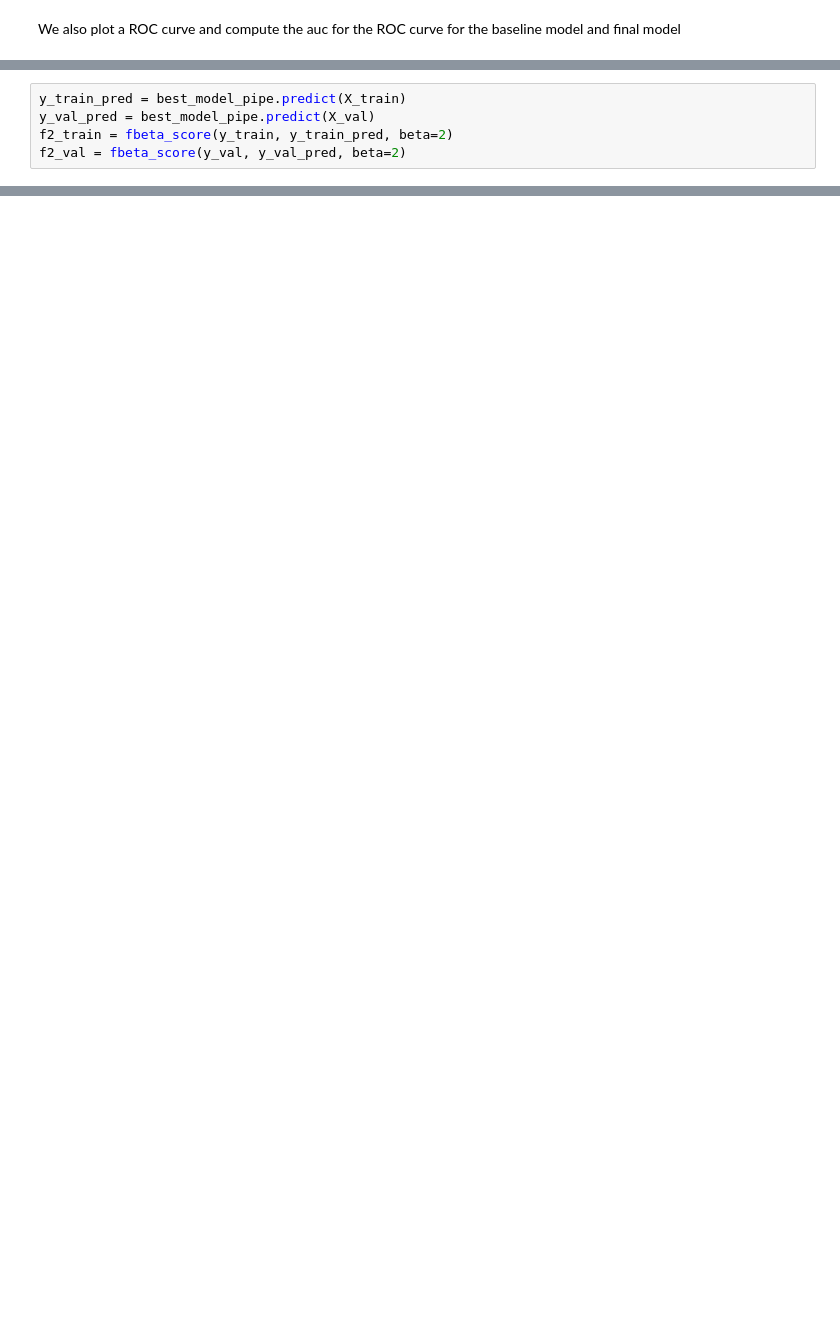
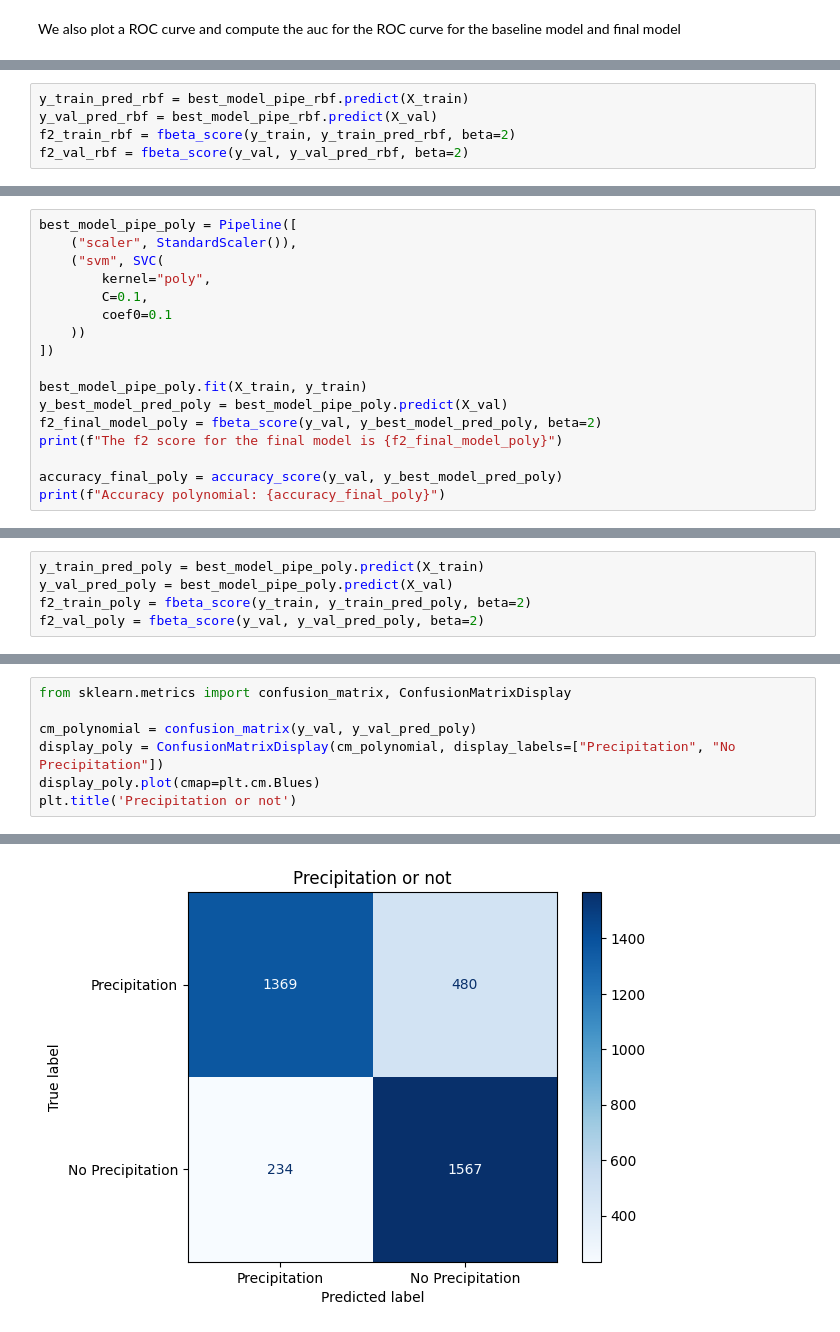
Before and after one commit to tiemeboerema/intro_ML_Final_Project, a Jupyter notebook: Kernel SVM.ipynb, the cells around one changed output, grey strips where cells are left out. Drawn from its saved outputs; the diff is of its cells as text; blank space fills up the shorter version.

```diff
--- a/Kernel SVM.ipynb
+++ b/Kernel SVM.ipynb
@@ -141,6 +184,6 @@ print(f2_trainval - f2_test)
 # %%
-y_train_pred = best_model_pipe.predict(X_train)
-y_val_pred = best_model_pipe.predict(X_val)
-f2_train = fbeta_score(y_train, y_train_pred, beta=2)
-f2_val = fbeta_score(y_val, y_val_pred, beta=2)
+y_train_pred_rbf = best_model_pipe_rbf.predict(X_train)
+y_val_pred_rbf = best_model_pipe_rbf.predict(X_val)
+f2_train_rbf = fbeta_score(y_train, y_train_pred_rbf, beta=2)
+f2_val_rbf = fbeta_score(y_val, y_val_pred_rbf, beta=2)
 # %%
@@ -149,0 +230,17 @@ print(f2_train - f2_val)
+# %%
+best_model_pipe_poly = Pipeline([
+    ("scaler", StandardScaler()),
+    ("svm", SVC(
+        kernel="poly",
+        C=0.1,
+        coef0=0.1
+    ))
+])
+
+best_model_pipe_poly.fit(X_train, y_train)
+y_best_model_pred_poly = best_model_pipe_poly.predict(X_val)
+f2_final_model_poly = fbeta_score(y_val, y_best_model_pred_poly, beta=2)
+print(f"The f2 score for the final model is {f2_final_model_poly}")
+
+accuracy_final_poly = accuracy_score(y_val, y_best_model_pred_poly)
+print(f"Accuracy polynomial: {accuracy_final_poly}")
@@ -149,0 +250,5 @@ print(f2_train - f2_val)
+# %%
+y_train_pred_poly = best_model_pipe_poly.predict(X_train)
+y_val_pred_poly = best_model_pipe_poly.predict(X_val)
+f2_train_poly = fbeta_score(y_train, y_train_pred_poly, beta=2)
+f2_val_poly = fbeta_score(y_val, y_val_pred_poly, beta=2)
@@ -149,0 +290,8 @@ print(f2_train - f2_val)
+# %%
+from sklearn.metrics import confusion_matrix, ConfusionMatrixDisplay
+
+cm_polynomial = confusion_matrix(y_val, y_val_pred_poly)
+display_poly = ConfusionMatrixDisplay(cm_polynomial, display_labels=["Precipitation", "No Precipitation"])
+display_poly.plot(cmap=plt.cm.Blues)
+plt.title('Precipitation or not')
+# %% [output]
@@ -149,0 +299 @@ print(f2_train - f2_val)
+[figure, added]
```
Also changed, not shown: parts of 26 cells of this notebook.
